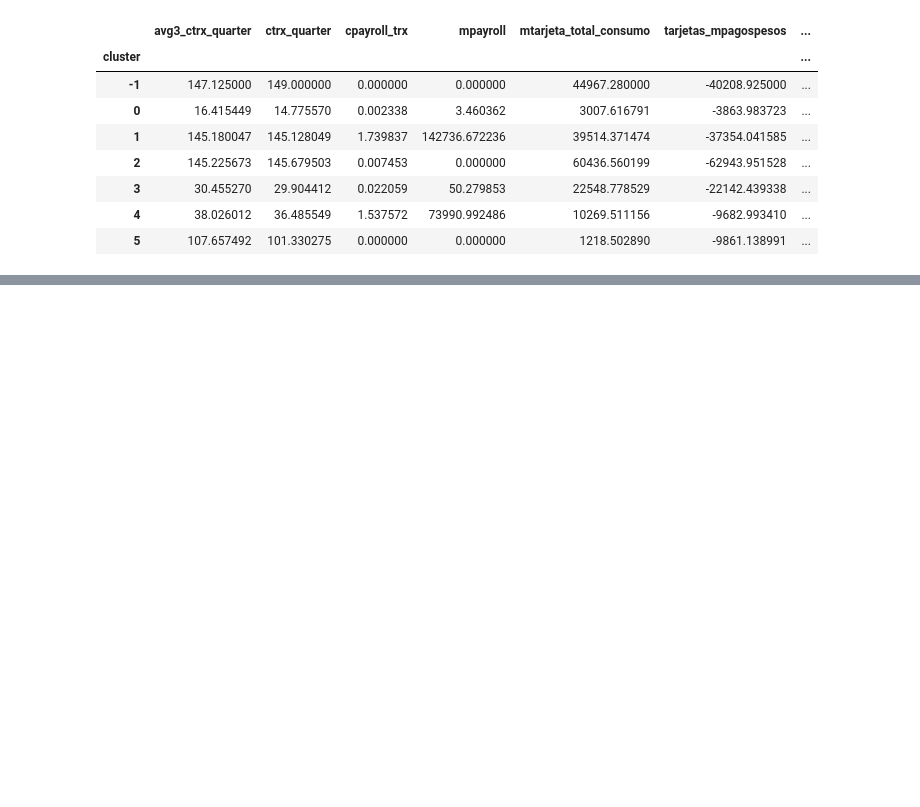
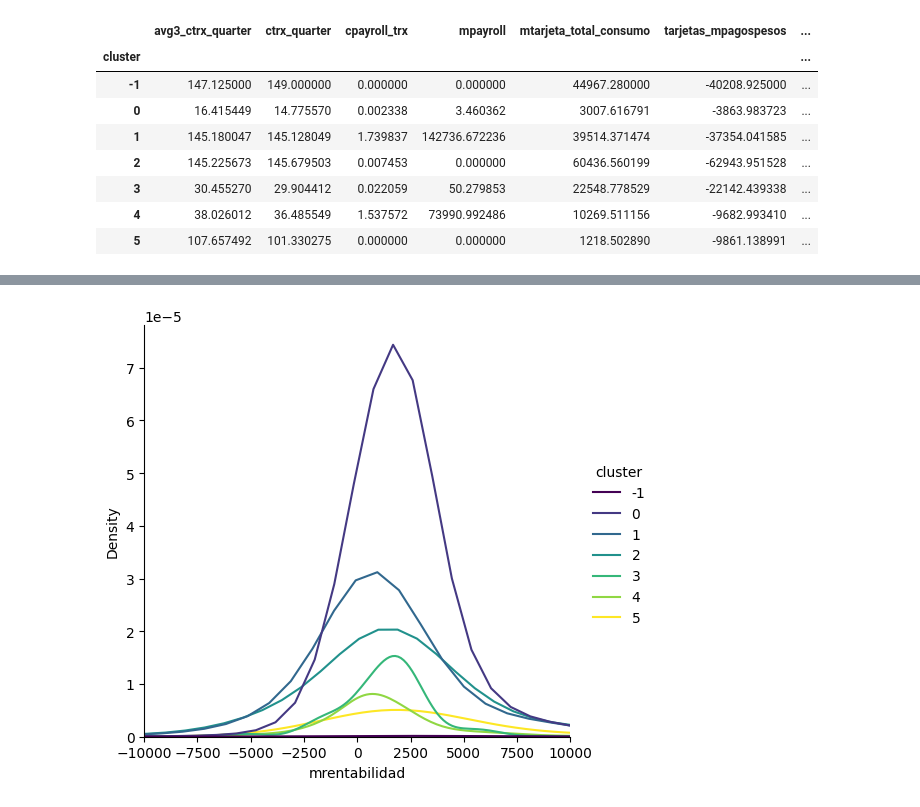
Before and after one commit to eanegrin/dmeyf2024, a Jupyter notebook: src/monday/e301_segmentacion.ipynb, the cells around one changed output, grey strips where cells are left out. Drawn from its saved outputs; the diff is of its cells as text; code cells hidden in the pictures; blank space fills up the shorter version.

```diff
--- a/src/monday/e301_segmentacion.ipynb
+++ b/src/monday/e301_segmentacion.ipynb
@@ -535,0 +622,10 @@ AL FINAL DE z202 hay un mini EDA que podemos usar de base.
+# %%
+sns.displot(data=merged_df, x="mrentabilidad", hue="cluster", kind="kde", palette="viridis")
+
+# Adjust x-axis limits
+plt.xlim(-10000, 10000)  # Adjust based on your data
+
+# Show the plot
+plt.show()
+# %% [output]
+[figure, added]
```
Also changed, not shown: parts of 15 cells of this notebook.
